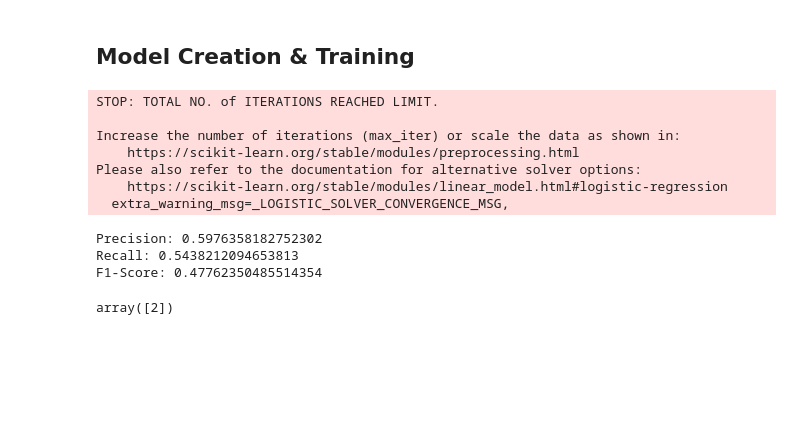
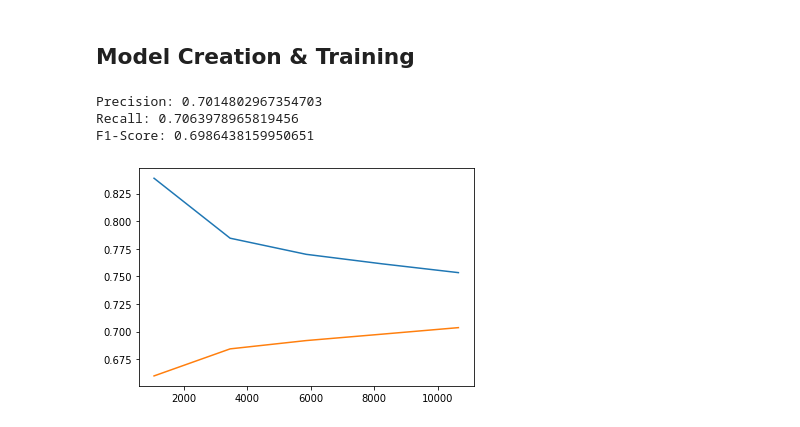
Before and after one commit to d-maniatakos/covid19-vaccine-sentiment-analysis, a Jupyter notebook: vaccine_sentiment_classifier.ipynb, the cells around one changed output. Cells and saved outputs as stored; diff of their text form; code cells hidden in the pictures; blank space fills up the shorter version.

```diff
--- a/vaccine_sentiment_classifier.ipynb
+++ b/vaccine_sentiment_classifier.ipynb
@@ -43,22 +105,22 @@ positive_tweets = ' '.join(train_data[train_data.label== 2]['tweet'].tolist())
 # %% [markdown]
 ## Preprocessing
 # %%
-# def preprocess(text):
-#   text = text.replace('@', '')
-#   text = text.replace('#', '')
-#   lemmatizer = WordNetLemmatizer()
-#   lemmatized_text = ''
-#   for token in text.split():
-#     lemmatized_text += lemmatizer.lemmatize(token) + ' '
+def preprocess(text):
+  text = text.replace('@', '')
+  text = text.replace('#', '')
+  lemmatizer = WordNetLemmatizer()
+  lemmatized_text = ''
+  for token in text.split():
+    lemmatized_text += lemmatizer.lemmatize(token) + ' '
 
-#   return lemmatized_text
+  return lemmatized_text
 
-# train_data['tweet'] = train_data['tweet'].apply(preprocess)
-# validation_data['tweet'] = validation_data['tweet'].apply(preprocess)
+train_data['tweet'] = train_data['tweet'].apply(preprocess)
+validation_data['tweet'] = validation_data['tweet'].apply(preprocess)
 # %% [markdown]
 ## Vectorization
 # %%
-def create_vectorizer(train_corpus, method='tf-idf', max_features=1000, ngram_range=(1, 2)):
+def create_vectorizer(train_corpus, method='tf-idf', max_features=1000, ngram_range=(1, 4)):
   if method == 'tf-idf':
     vectorizer = TfidfVectorizer(max_features=max_features, ngram_range=ngram_range)
   elif method == 'bow':
@@ -88,26 +150,20 @@ predicted_labels = classifier.predict(validation_vector.toarray())
 precision = precision_score(validation_data['label'].tolist(), predicted_labels, average='weighted')
 recall = recall_score(validation_data['label'].tolist(), predicted_labels, average='weighted')
 f1 = f1_score(validation_data['label'].tolist(), predicted_labels, average='weighted')
-# %% [output]
-STOP: TOTAL NO. of ITERATIONS REACHED LIMIT.
-
-Increase the number of iterations (max_iter) or scale the data as shown in:
-    https://scikit-learn.org/stable/modules/preprocessing.html
-Please also refer to the documentation for alternative solver options:
-    https://scikit-learn.org/stable/modules/linear_model.html#logistic-regression
-  extra_warning_msg=_LOGISTIC_SOLVER_CONVERGENCE_MSG,
 # %%
 print('Precision: ' + str(precision))
 print('Recall: ' + str(recall))
 print('F1-Score: ' + str(f1))
 # %% [output]
-Precision: 0.5976358182752302
-Recall: 0.5438212094653813
-F1-Score: 0.47762350485514354
+Precision: 0.7014802967354703
+Recall: 0.7063978965819456
+F1-Score: 0.6986438159950651
-# %%
-my_text = "go vaccinate"
-my_vector = vectorize(vectorizer, [my_text])
-
-classifier.predict(my_vector)
-# %% [output]
-array([2])
+# %%
+classifier = LogisticRegression(multi_class="multinomial", max_iter=10000)
+train_sizes, train_scores, test_scores= learning_curve(classifier, train_features.to_numpy(), train_data['label'], cv=3)
+# %%
+plt.plot(train_sizes,np.mean(train_scores,axis=1))
+plt.plot(train_sizes,np.mean(test_scores,axis=1))
+plt.show()
+# %% [output]
+[figure, added]
```
Also changed, not shown: parts of 14 cells of this notebook.
